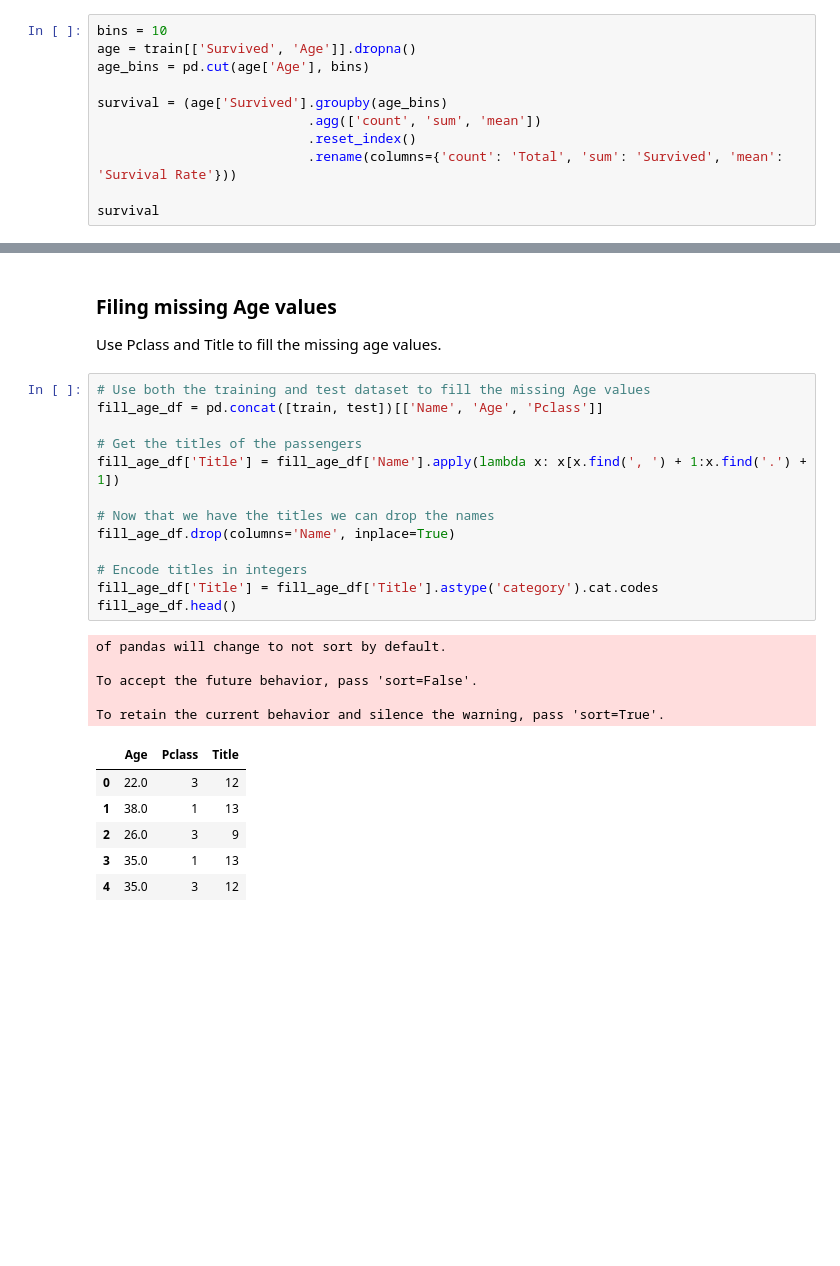
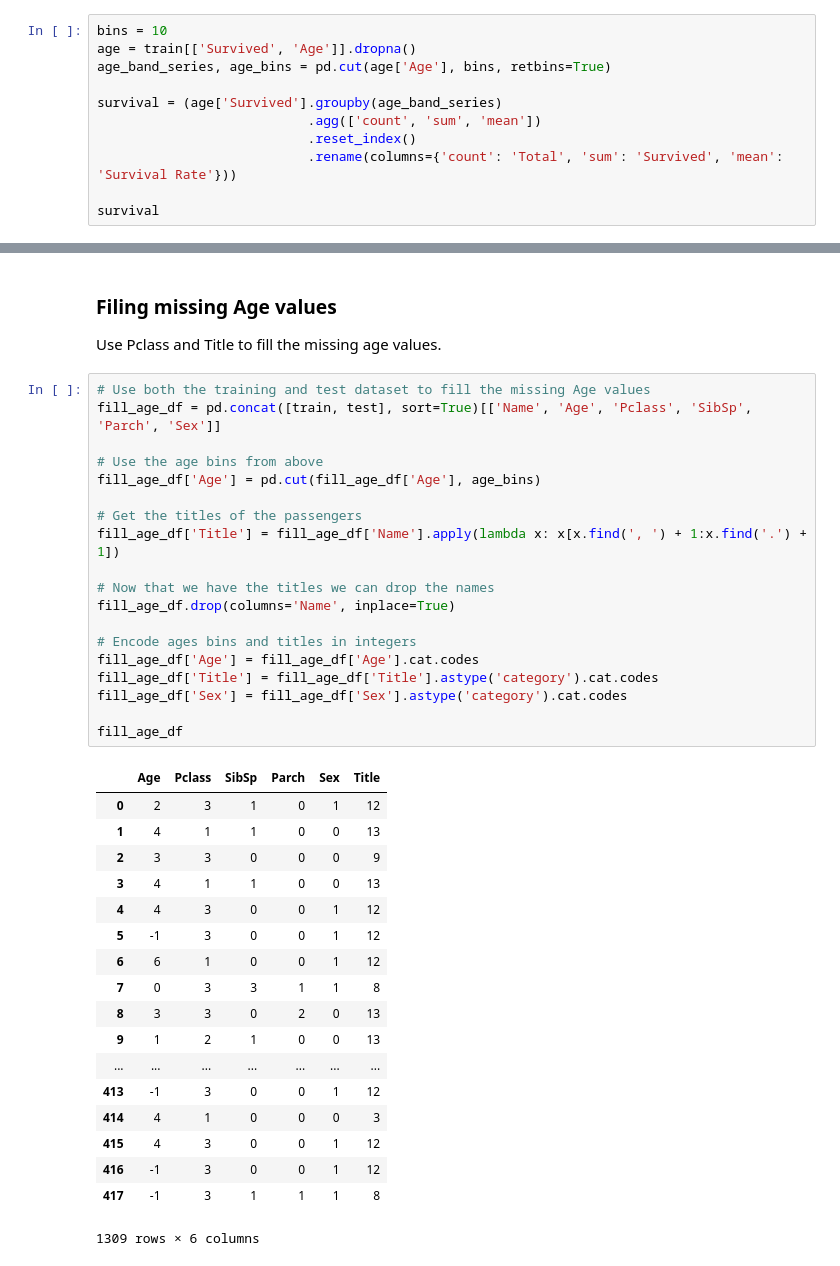
Before and after one commit to davidtvs/kaggle-titanic, a Jupyter notebook: titanic.ipynb, the cells around one changed output, grey strips where cells are left out. Saved outputs shown, nothing was run; the diff lists cells and outputs as text; blank space fills up the shorter version.

Commit message:
Fill missing age bands

```diff
--- a/titanic.ipynb
+++ b/titanic.ipynb
@@ -121,9 +120,9 @@ _ = g.map(sns.distplot, 'Age')
 # %%
 bins = 10
 age = train[['Survived', 'Age']].dropna()
-age_bins = pd.cut(age['Age'], bins)
+age_band_series, age_bins = pd.cut(age['Age'], bins, retbins=True)
 
-survival = (age['Survived'].groupby(age_bins)
+survival = (age['Survived'].groupby(age_band_series)
                            .agg(['count', 'sum', 'mean'])
                            .reset_index()
                            .rename(columns={'count': 'Total', 'sum': 'Survived', 'mean': 'Survival Rate'}))
@@ -151,26 +150,39 @@ Children (age < 8) have much higher chances of survival. There are also small sp
 Use Pclass and Title to fill the missing age values.
 # %%
 # Use both the training and test dataset to fill the missing Age values
-fill_age_df = pd.concat([train, test])[['Name', 'Age', 'Pclass']]
+fill_age_df = pd.concat([train, test], sort=True)[['Name', 'Age', 'Pclass', 'SibSp', 'Parch', 'Sex']]
+
+# Use the age bins from above
+fill_age_df['Age'] = pd.cut(fill_age_df['Age'], age_bins)
 
 # Get the titles of the passengers
 fill_age_df['Title'] = fill_age_df['Name'].apply(lambda x: x[x.find(', ') + 1:x.find('.') + 1])
 
 # Now that we have the titles we can drop the names
 fill_age_df.drop(columns='Name', inplace=True)
 
-# Encode titles in integers
+# Encode ages bins and titles in integers
+fill_age_df['Age'] = fill_age_df['Age'].cat.codes
 fill_age_df['Title'] = fill_age_df['Title'].astype('category').cat.codes
-fill_age_df.head()
+fill_age_df['Sex'] = fill_age_df['Sex'].astype('category').cat.codes
+
+fill_age_df
 # %% [output]
+|  | Age | Pclass | SibSp | Parch | Sex | Title |
+| 0 | 2 | 3 | 1 | 0 | 1 | 12 |
+| 1 | 4 | 1 | 1 | 0 | 0 | 13 |
+| 2 | 3 | 3 | 0 | 0 | 0 | 9 |
+| 3 | 4 | 1 | 1 | 0 | 0 | 13 |
+| 4 | 4 | 3 | 0 | 0 | 1 | 12 |
+| 5 | -1 | 3 | 0 | 0 | 1 | 12 |
+| 6 | 6 | 1 | 0 | 0 | 1 | 12 |
+| 7 | 0 | 3 | 3 | 1 | 1 | 8 |
+| 8 | 3 | 3 | 0 | 2 | 0 | 13 |
+| 9 | 1 | 2 | 1 | 0 | 0 | 13 |
+| ... | ... | ... | ... | ... | ... | ... |
+| 413 | -1 | 3 | 0 | 0 | 1 | 12 |
+| 414 | 4 | 1 | 0 | 0 | 0 | 3 |
+| 415 | 4 | 3 | 0 | 0 | 1 | 12 |
+| 416 | -1 | 3 | 0 | 0 | 1 | 12 |
+| 417 | -1 | 3 | 1 | 1 | 1 | 8 |
-of pandas will change to not sort by default.
-
-To accept the future behavior, pass 'sort=False'.
-
-To retain the current behavior and silence the warning, pass 'sort=True'.
+1309 rows × 6 columns
-|  | Age | Pclass | Title |
-| 0 | 22.0 | 3 | 12 |
-| 1 | 38.0 | 1 | 13 |
-| 2 | 26.0 | 3 | 9 |
-| 3 | 35.0 | 1 | 13 |
-| 4 | 35.0 | 3 | 12 |
```
Also changed, not shown: parts of 12 cells of this notebook.
